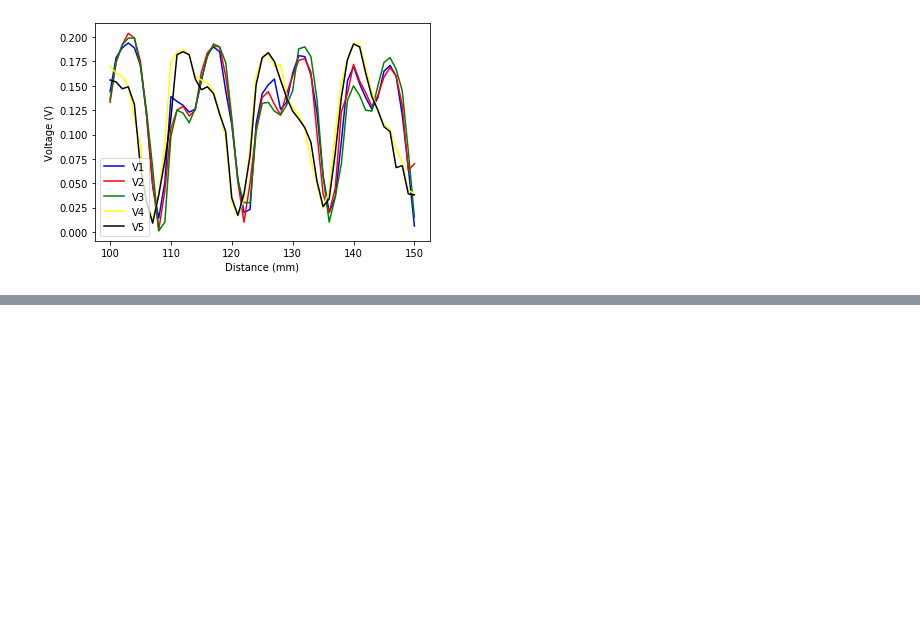
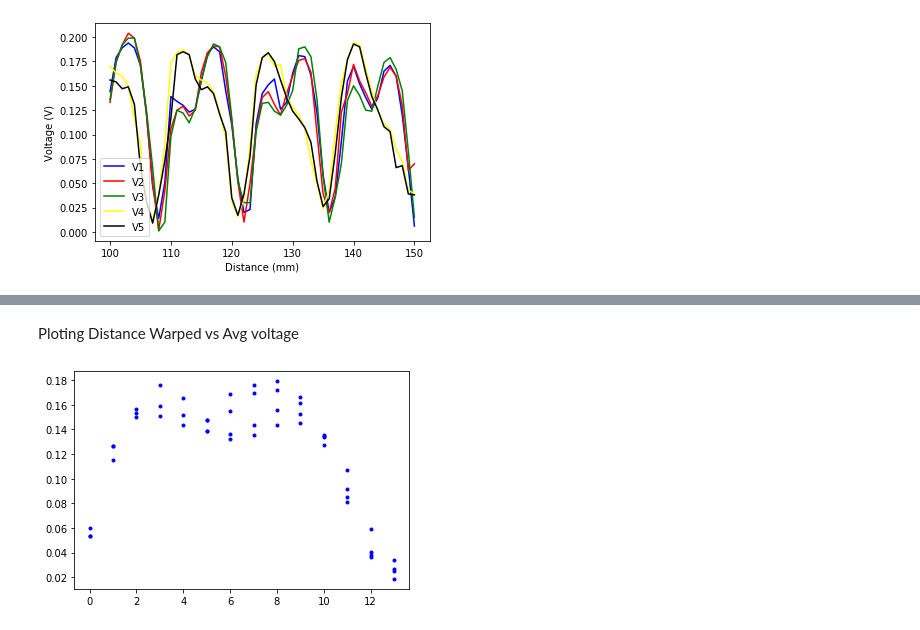
Before and after one commit to Alex-Mcginty/Placement_public, a Jupyter notebook: Interferometer data 1.ipynb, the cells around one changed output, grey strips where cells are left out. Drawn from its saved outputs; the diff is of its cells as text; code cells hidden in the pictures; blank space fills up the shorter version.

```diff
--- a/Interferometer data 1.ipynb
+++ b/Interferometer data 1.ipynb
@@ -24,2 +58,4 @@ plt.savefig('plot1.png')
 # %%
-data['V avg']=(data['volt 1']+data['volt 2'])/2
+data = pandas.read_excel("Interferoemter Data (2).xlsx",sheet_name="Sheet2")
+data['V avg']=(data['volt 1']+data['volt 2']+data['volt 3'])/3
+data
@@ -25,0 +80,7 @@ data['V avg']=(data['volt 1']+data['volt 2'])/2
+# %% [markdown]
+Ploting Distance Warped vs Avg voltage
+# %%
+plt.plot(data['Distance Warped'],data['V avg'],color='blue',label='Avgerage Voltage',marker=".",linestyle="")
+plt.savefig('plot3.png')
+# %% [output]
+[figure, added]
```
Also changed, not shown: parts of 14 cells of this notebook, 6 other files.
